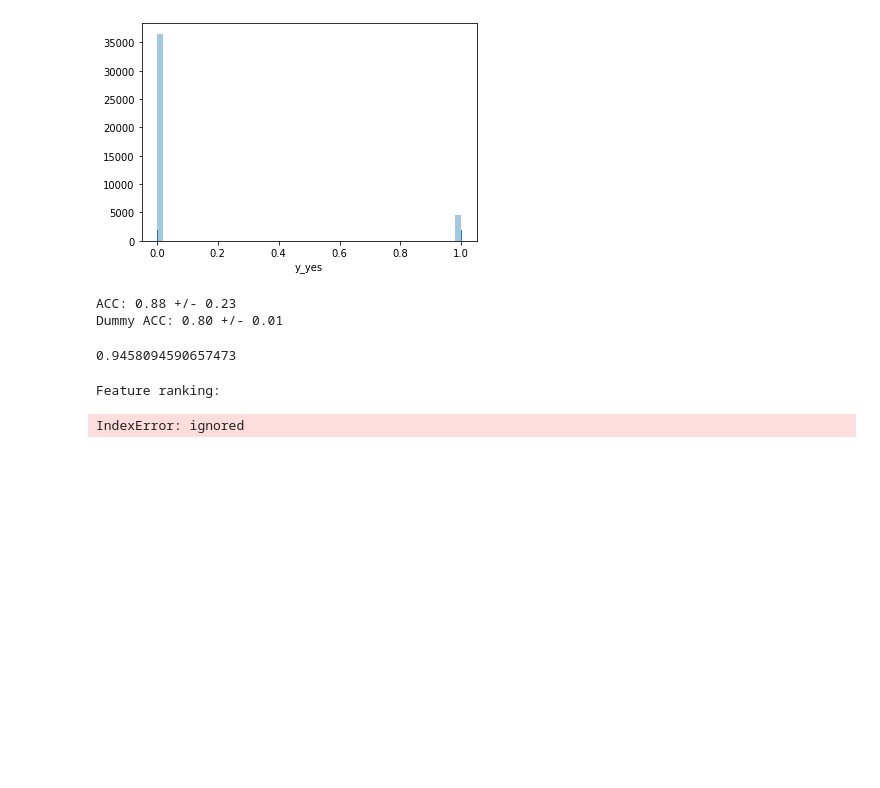
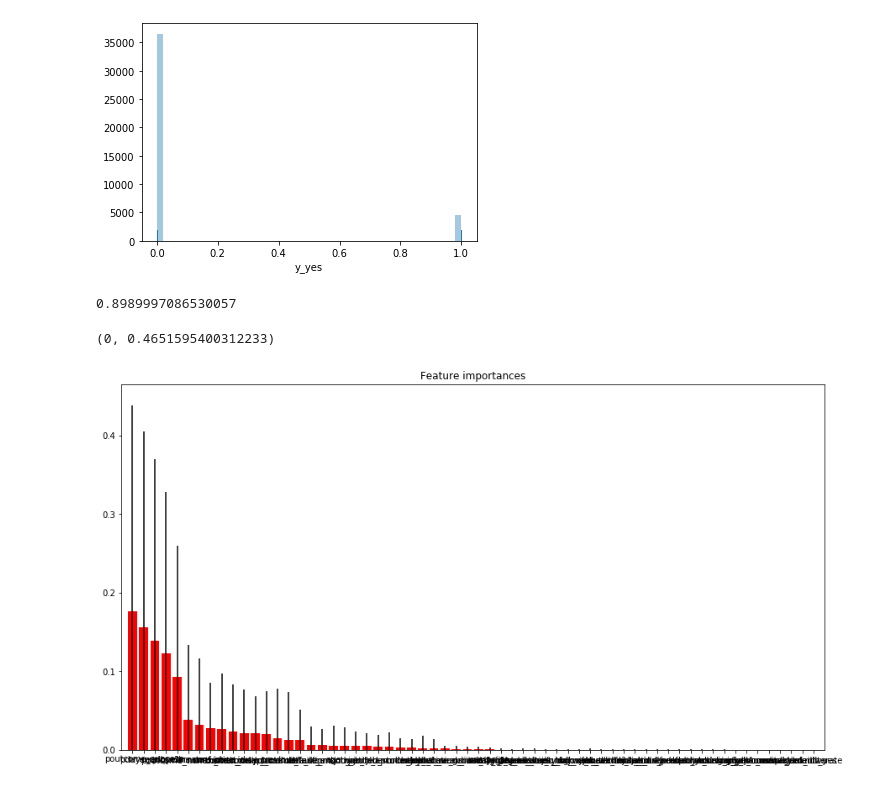
Before and after one commit to jm19465/CE888, a Jupyter notebook: Lab_4/bank_classification.ipynb, the cells around one changed output. Cells and saved outputs as stored; diff of their text form; code cells hidden in the pictures; blank space fills up the shorter version.

```diff
--- a/Lab_4/bank_classification.ipynb
+++ b/Lab_4/bank_classification.ipynb
@@ -32,0 +26,13 @@ df[outcomes].head()
+# %%
+features = ["age","campaign","pdays","previous","emp.var.rate","cons.price.idx",
+  "cons.conf.idx","euribor3m","nr.employed","job_admin.","job_blue-collar","job_entrepreneur",
+  "job_housemaid","job_management","job_retired","job_self-employed","job_services",
+  "job_student","job_technician","job_unemployed","job_unknown","marital_divorced",
+  "marital_married","marital_single","marital_unknown","education_basic.4y","education_basic.6y",
+  "education_basic.9y","education_high.school","education_illiterate","education_professional.course",
+  "education_university.degree","education_unknown","default_no","default_unknown",
+  "default_yes","housing_no","housing_unknown","housing_yes","loan_no","loan_unknown",
+  "loan_yes","contact_cellular","contact_telephone","month_apr","month_aug","month_dec",
+  "month_jul","month_jun","month_mar","month_may","month_nov","month_oct","month_sep",
+  "day_of_week_fri","day_of_week_mon","day_of_week_thu","day_of_week_tue","day_of_week_wed",
+  "poutcome_failure","poutcome_nonexistent","poutcome_success"]
@@ -33,5 +58,5 @@ df[outcomes].head()
 # %%
-df_dummies = pd.get_dummies(df)
+df_dummies = pd.get_dummies(ddf)
 del df_dummies["duration"]
 del df_dummies["y_no"]
 df_dummies.head()
@@ -46,56 +71,35 @@ df_dummies.head()
 sns_plot = sns.distplot(df_dummies["y_yes"],kde=False, rug=True)
 # %% [output]
 [figure]
-# %%
-y = df_dummies["y_yes"]
-df_dummies.drop("y_yes",axis=1)
-X = df_dummies.values
-
-clf = RandomForestClassifier(n_estimators=100)
-
-dummy_clf = DummyClassifier()
-scores = cross_val_score(clf, X, y, cv=10, scoring=make_scorer(acc))
-dummy_scores = cross_val_score(dummy_clf, X, y, cv=10, scoring=make_scorer(acc))
-#dummy_clf.fit(X,y)
-
-print("ACC: %0.2f +/- %0.2f" % (scores.mean(), scores.std()))
-#print("Dummy ACC: %0.2f"% (acc(y,dummy_clf.predict(X))))
-print("Dummy ACC: %0.2f +/- %0.2f" % (dummy_scores.mean(), dummy_scores.std()))
-# %% [output]
-ACC: 0.88 +/- 0.23
-Dummy ACC: 0.80 +/- 0.01
-# %%
-features = [list(df_dummies.columns[0:62])]
 # %%
+X = df_dummies.drop(['y_yes'],axis = 1)
+y = df_dummies["y_yes"]
+
 clf = ExtraTreesClassifier(n_estimators=20000, max_depth=4)
 clf.fit(X,y)
 
 print(acc(y,clf.predict(X)))
 # %% [output]
-0.9458094590657473
+0.8989997086530057
 # %%
 importances = clf.feature_importances_
 std = np.std([tree.feature_importances_ for tree in clf.estimators_],
              axis=0)
 indices = np.argsort(importances)[::-1]
 
-print("Feature ranking:")
-
-for f in range(X.shape[1]):
-    print("%d. %s (%f)" % (f + 1, features[indices[f]],  importances[indices[f]]))
 
 fig = plt.figure()
 plt.title("Feature importances")
 plt.bar(range(X.shape[1]), importances[indices],
        color="r", yerr=std[indices], align="center")
 plt.xticks(range(X.shape[1]), np.array(features)[indices])
 plt.xlim([-1, X.shape[1]])
 fig.set_size_inches(15,8)
 axes = plt.gca()
 axes.set_ylim([0,None])
 # %% [output]
-Feature ranking:
+(0, 0.4651595400312233)
-IndexError: ignored
+[figure, added]
 # %%
 def plot_confusion_matrix(cm, classes,
                           normalize=False,
```
Also changed, not shown: parts of 4 cells of this notebook.
